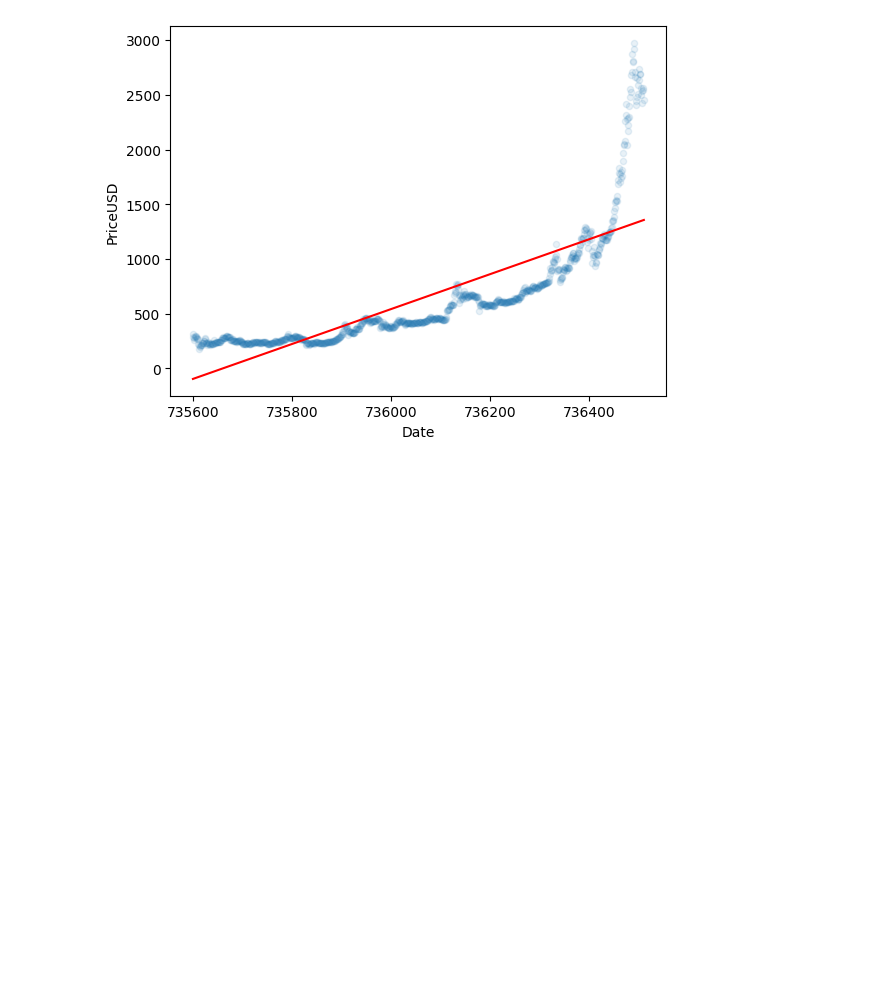
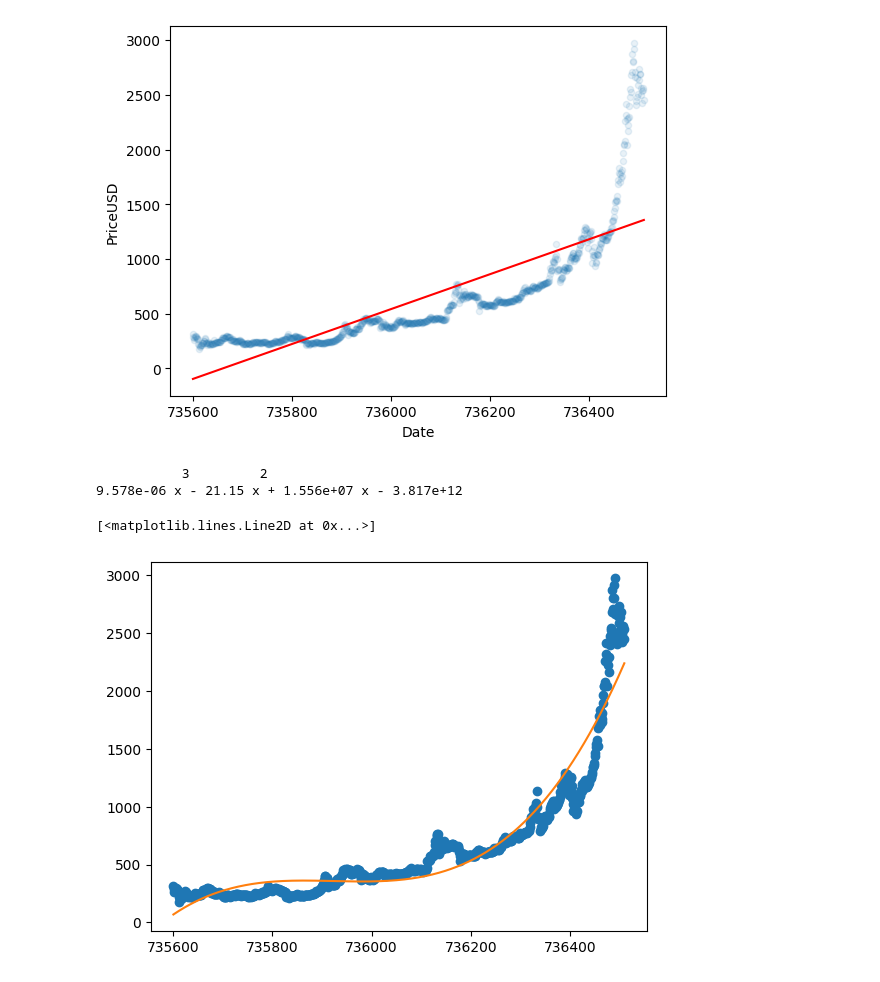
Before and after one commit to Adam-Ismaili-92/PythonForBigDataProject, a Jupyter notebook: Project.ipynb, the cells around one changed output. Drawn from its saved outputs; the diff is of its cells as text; code cells hidden in the pictures; blank space fills up the shorter version.

```diff
--- a/Project.ipynb
+++ b/Project.ipynb
@@ -58,3 +59,17 @@ print("y = " + str(lin.coef_[0]) + " * x + " + str(lin.intercept_))
 # %% [output]
 y = 1.5963403784515047 * x + -1174364.2202138337
 [figure]
+# %%
+# Creating a Polynomial regression model from our data
+fit = np.polyfit(df["Date"], df["PriceUSD"], 3)
+fit1d = np.poly1d(fit)
+print(fit1d)
+
+# Creating a plot
+plt.plot(df["Date"], df["PriceUSD"], 'o', label='Original data')
+plt.plot(df["Date"], fit1d(df["Date"]), label='Fitted curve')
+# %% [output]
+           3         2
+9.578e-06 x - 21.15 x + 1.556e+07 x - 3.817e+12
+[<matplotlib.lines.Line2D at 0x...>]
+[figure, added]
```
Also changed, not shown: parts of 7 cells of this notebook.
